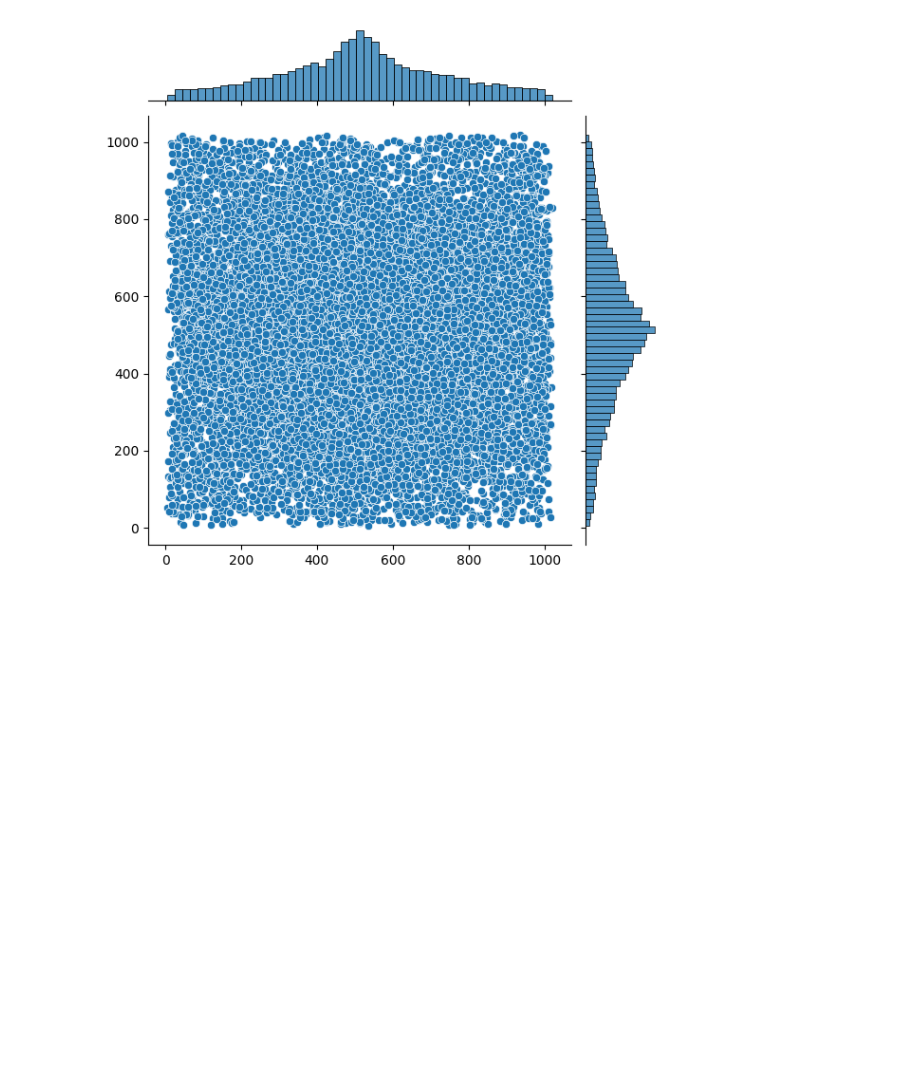
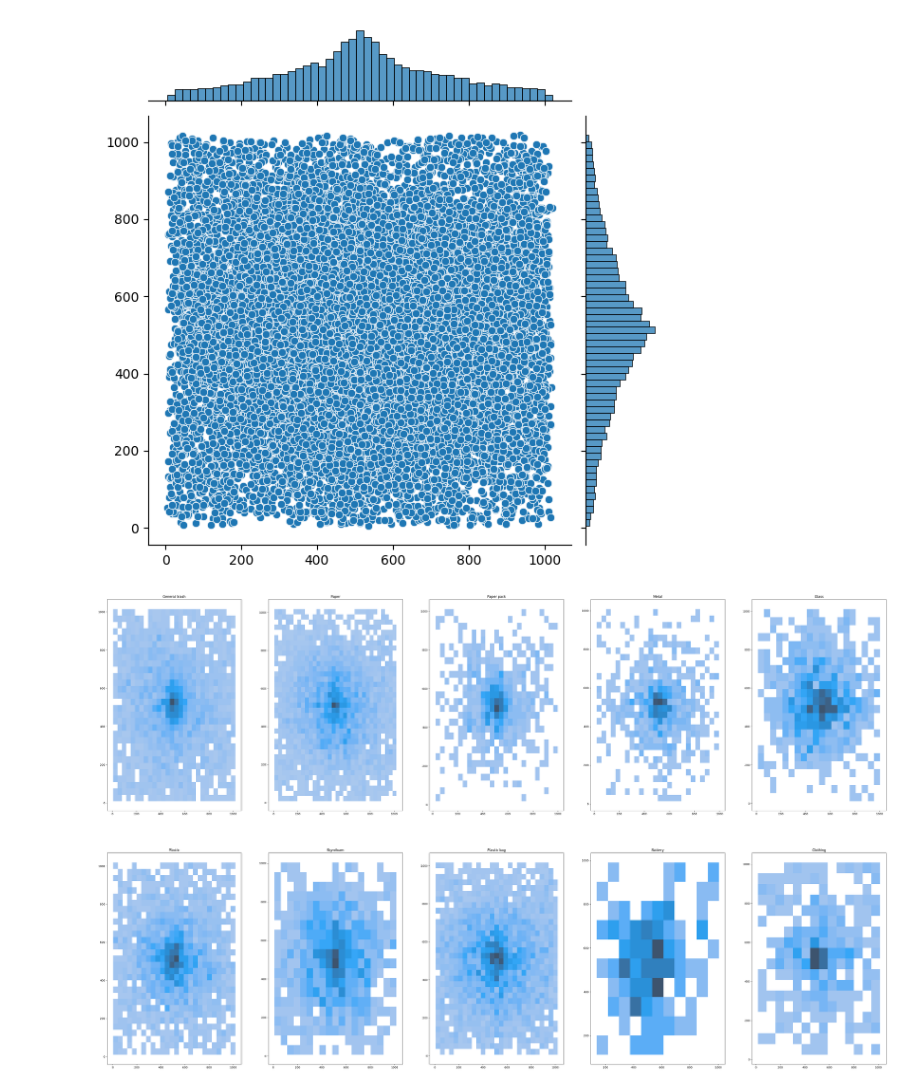
Before and after one commit to boostcampaitech4lv23cv2/level2_objectdetection_cv-level2-cv-13, a Jupyter notebook: EDA/object_location_distribution.ipynb, the cells around one changed output. Drawn from its saved outputs; the diff is of its cells as text; code cells hidden in the pictures; blank space fills up the shorter version.

Commit message:
[Feature] multi-class graph added

```diff
--- a/EDA/object_location_distribution.ipynb
+++ b/EDA/object_location_distribution.ipynb
@@ -7,6 +7,8 @@ from matplotlib import rcParams
 annotation= '../../dataset/train.json'
 coco=COCO(annotation)
 len(coco.getImgIds())
-rcParams['figure.figsize'] = 20,10
+rcParams['figure.figsize'] = 50,30
+classes = ["General trash", "Paper", "Paper pack", "Metal", "Glass",
+           "Plastic", "Styrofoam", "Plastic bag", "Battery", "Clothing"]
 # %% [output]
 loading annotations into memory...
@@ -31,3 +30,18 @@ sns.jointplot(x=x_coor,y=y_coor,kind='scatter',cmap="crest")
 # %% [output]
 <seaborn.axisgrid.JointGrid at 0x...>
 [figure]
+# %%
+fig, axs=plt.subplots(ncols=5,nrows=2)
+
+for c in range(10):
+    x_coor=[]
+    y_coor=[]
+    for i in coco.getImgIds():
+        for j in coco.getAnnIds(i):
+            if coco.anns[j]['category_id']==c:
+                box=coco.anns[j]['bbox']
+                x_coor.append(round(box[0]+box[2]/2))
+                y_coor.append(round(box[1]+box[3]/2))
+    sns.histplot(x=x_coor,y=y_coor,ax=axs[c//5][c%5]).set_title(classes[c])
+# %% [output]
+[figure, added]
```
Also changed, not shown: parts of 2 cells of this notebook.
